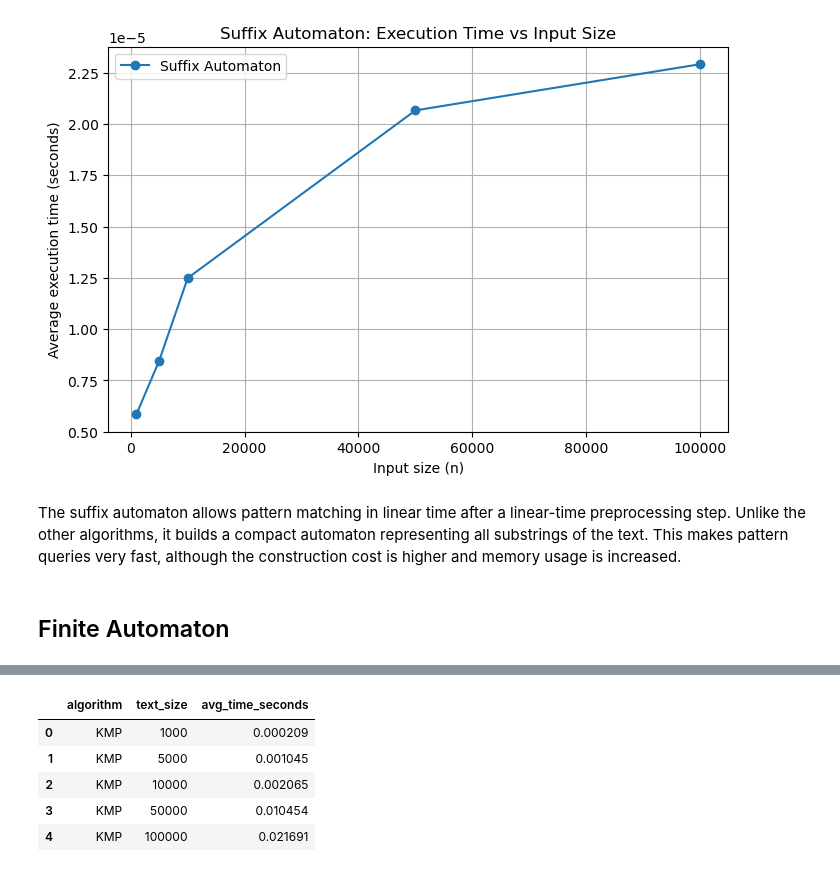
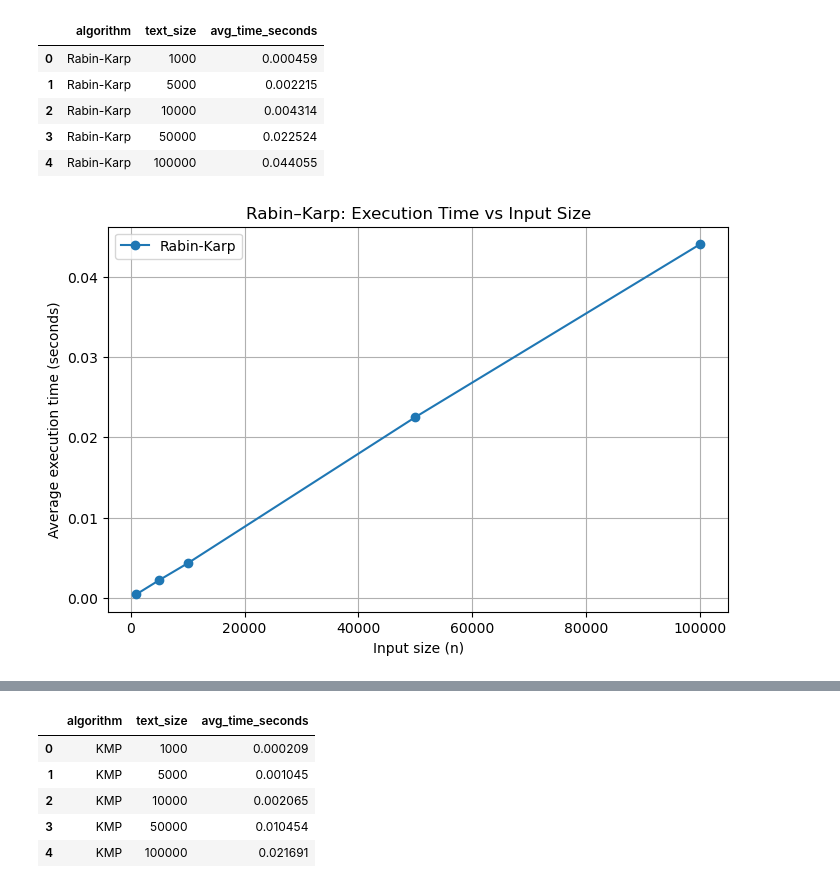
Before and after one commit to Karol2905/string-matching-algorithm-analysis, a Jupyter notebook: analysis.ipynb, the cells around one changed output, grey strips where cells are left out. Saved outputs shown, nothing was run; the diff lists cells and outputs as text; code cells hidden in the pictures.

```diff
--- a/analysis.ipynb
+++ b/analysis.ipynb
@@ -3,28 +35,31 @@
+# %%
+import pandas as pd
+import matplotlib.pyplot as plt
+
+
+df_rk = pd.read_csv("experiments/rabin_karp_results.csv")
+df_rk
+# %% [output]
+|  | algorithm | text_size | avg_time_seconds |
+| 0 | Rabin-Karp | 1000 | 0.000459 |
+| 1 | Rabin-Karp | 5000 | 0.002215 |
+| 2 | Rabin-Karp | 10000 | 0.004314 |
+| 3 | Rabin-Karp | 50000 | 0.022524 |
+| 4 | Rabin-Karp | 100000 | 0.044055 |
 # %%
-import pandas as pd
-import matplotlib.pyplot as plt
-
-df_sa = pd.read_csv("experiments/suffix_automaton_results.csv")
-
 plt.figure(figsize=(8, 5))
 plt.plot(
-    df_sa["text_size"],
-    df_sa["avg_time_seconds"],
+    df_rk["text_size"],
+    df_rk["avg_time_seconds"],
     marker="o",
-    label="Suffix Automaton"
+    label="Rabin-Karp"
 )
 
 plt.xlabel("Input size (n)")
 plt.ylabel("Average execution time (seconds)")
-plt.title("Suffix Automaton: Execution Time vs Input Size")
+plt.title("Rabin–Karp: Execution Time vs Input Size")
 plt.grid(True)
 plt.legend()
 plt.show()
 # %% [output]
-[figure, old version]
+[figure, new version]
-# %% [markdown]
-The suffix automaton allows pattern matching in linear time after a linear-time preprocessing step.
-Unlike the other algorithms, it builds a compact automaton representing all substrings of the text.
-This makes pattern queries very fast, although the construction cost is higher and memory usage is increased.
-# %% [markdown]
-## Finite Automaton
```
Also changed, not shown: parts of 32 cells of this notebook, 3 other files.
